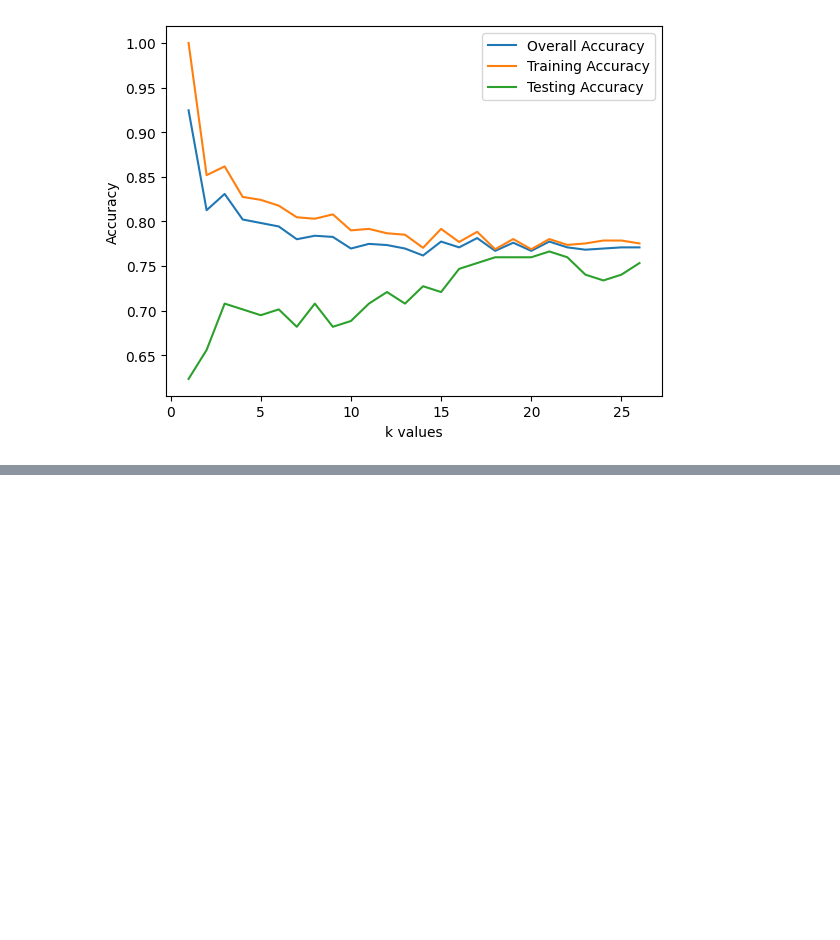
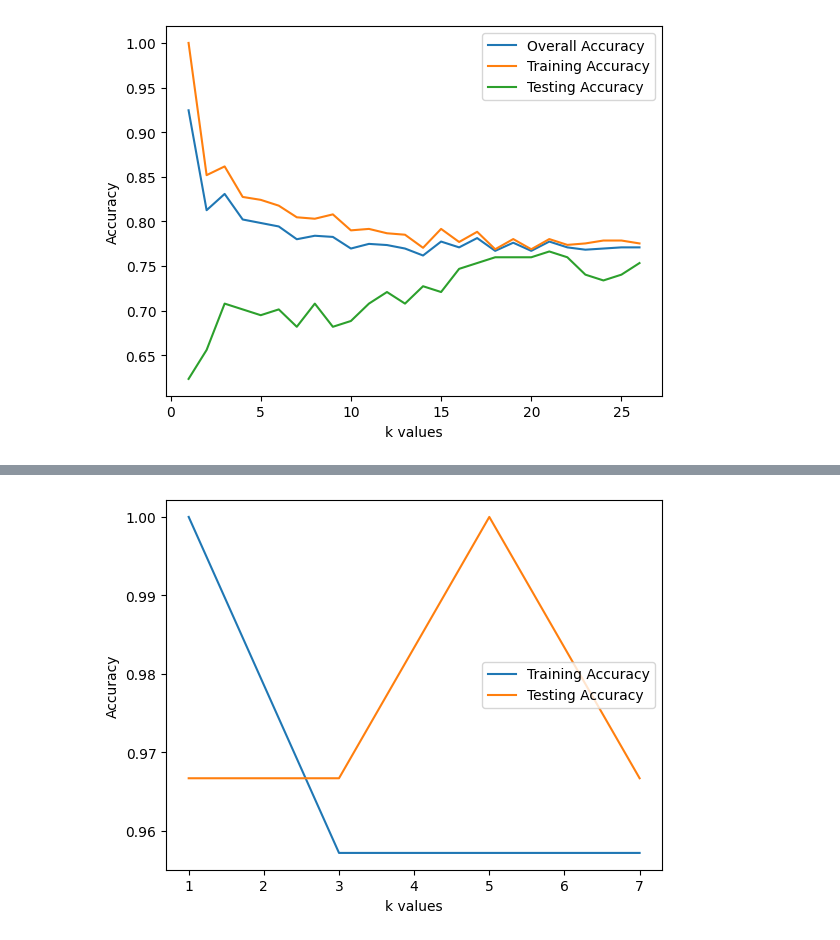
Before and after one commit to ankit-genzeon/AI-ML-Bootcamp-Genzeon-2023, a Jupyter notebook: Diabetes_KNN.ipynb, the cells around one changed output, grey strips where cells are left out. Drawn from its saved outputs; the diff is of its cells as text; code cells hidden in the pictures; blank space fills up the shorter version.

```diff
--- a/Diabetes_KNN.ipynb
+++ b/Diabetes_KNN.ipynb
@@ -153,0 +189,74 @@ ValueError: ignored
+# %%
+import numpy as np
+import matplotlib.pyplot as plt
+from sklearn.datasets import make_classification
+from sklearn.model_selection import train_test_split
+from sklearn.metrics import accuracy_score
+
+class KNN:
+    def __init__(self, k):
+        self.k = k
+
+    def calculate_distance(self, X1, X2):
+        return np.sqrt(np.sum((X1 - X2) ** 2))
+
+    def find_neighbors(self, X_train, X_test):
+        distances = []
+        for i in range(len(X_train)):
+            dist = self.calculate_distance(X_test, X_train[i])
+            distances.append((i, dist))
+        distances.sort(key=lambda x: x[1])
+        neighbors = [distances[i][0] for i in range(self.k)]
+        return neighbors
+
+    def vote_labels(self, y_train, neighbors):
+        labels = [y_train[i] for i in neighbors]
+        return max(set(labels), key=labels.count)
+
+    def fit(self, X_train, y_train):
+        self.X_train = X_train
+        self.y_train = y_train
+
+    def predict(self, X_test):
+        y_pred = []
+        for test_sample in X_test:
+            neighbors = self.find_neighbors(self.X_train, test_sample)
+            label = self.vote_labels(self.y_train, neighbors)
+            y_pred.append(label)
+        return np.array(y_pred)
+
+# Generate random classification data
+X, y = make_classification(n_samples=100, n_features=2, n_informative=2, n_redundant=0, random_state=42)
+
+# Split the data into training and testing sets
+X_train, X_test, y_train, y_test = train_test_split(X, y, test_size=0.3, random_state=42)
+
+# Specify k values for testing
+neighbors = [1, 3, 5, 7]
+
+# Initialize lists to store accuracy values
+training_accuracy = []
+test_accuracy = []
+
+# Perform KNN for each k value
+for k in neighbors:
+    knn = KNN(k)
+    knn.fit(X_train, y_train)
+
+    # Predict labels for training and testing data
+    y_train_pred = knn.predict(X_train)
+    y_test_pred = knn.predict(X_test)
+
+    # Calculate accuracy
+    training_accuracy.append(accuracy_score(y_train, y_train_pred))
+    test_accuracy.append(accuracy_score(y_test, y_test_pred))
+
+# Generate the graphs
+plt.plot(neighbors, training_accuracy, label="Training Accuracy")
+plt.plot(neighbors, test_accuracy, label="Testing Accuracy")
+plt.xlabel('k values')
+plt.ylabel('Accuracy')
+plt.legend()
+plt.show()
+# %% [output]
+[figure, added]
```
Also changed, not shown: parts of 7 cells of this notebook.
